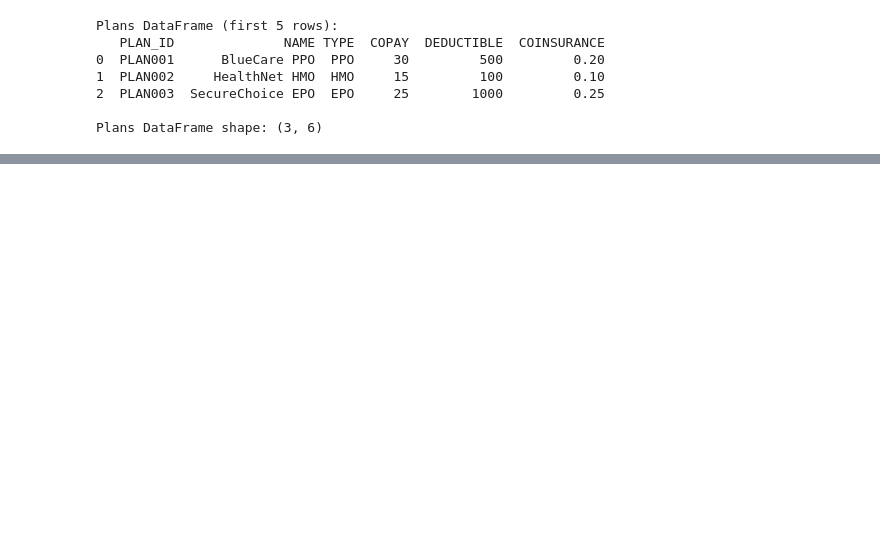
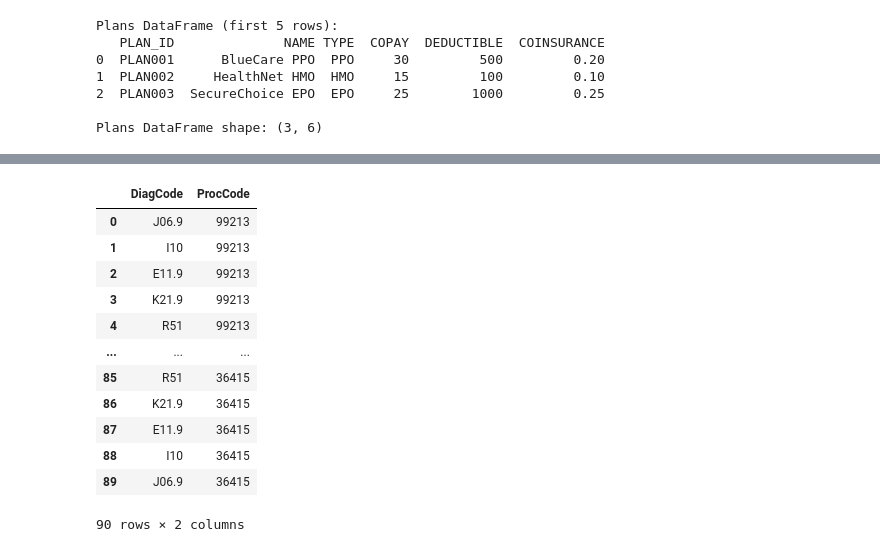
Before and after one commit to cskuracha/Python-Machine-Learning-Analysis, a Jupyter notebook: Analysis/Claims_Synthetic.ipynb, the cells around one changed output, grey strips where cells are left out. Cells and saved outputs as stored; diff of their text form; code cells hidden in the pictures; blank space fills up the shorter version.

```diff
--- a/Analysis/Claims_Synthetic.ipynb
+++ b/Analysis/Claims_Synthetic.ipynb
@@ -530,0 +559,3 @@ df_claims_header
+# %%
+df_proc_diag = pd.read_excel("Diag_Proc_Code_AllPairs.xlsx")
+df_proc_diag
@@ -530,0 +577,17 @@ df_claims_header
+# %%
+df_combinations = pd.DataFrame(list(combinations), columns = df_proc_diag.columns)
+df_combinations
+# %% [output]
+|  | DiagCode | ProcCode |
+| 0 | J06.9 | 99213 |
+| 1 | I10 | 99213 |
+| 2 | E11.9 | 99213 |
+| 3 | K21.9 | 99213 |
+| 4 | R51 | 99213 |
+| ... | ... | ... |
+| 85 | R51 | 36415 |
+| 86 | K21.9 | 36415 |
+| 87 | E11.9 | 36415 |
+| 88 | I10 | 36415 |
+| 89 | J06.9 | 36415 |
+90 rows × 2 columns
```
Also changed, not shown: parts of 13 cells of this notebook, 4 other files.
